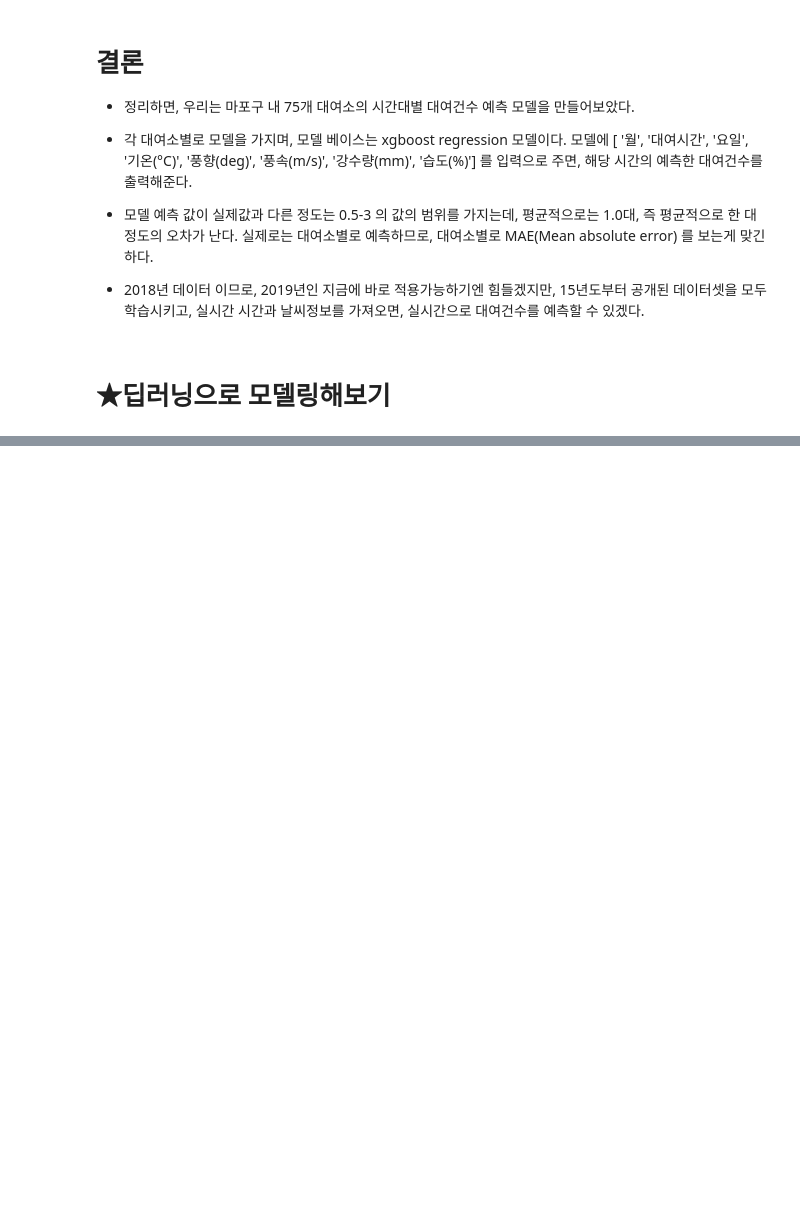
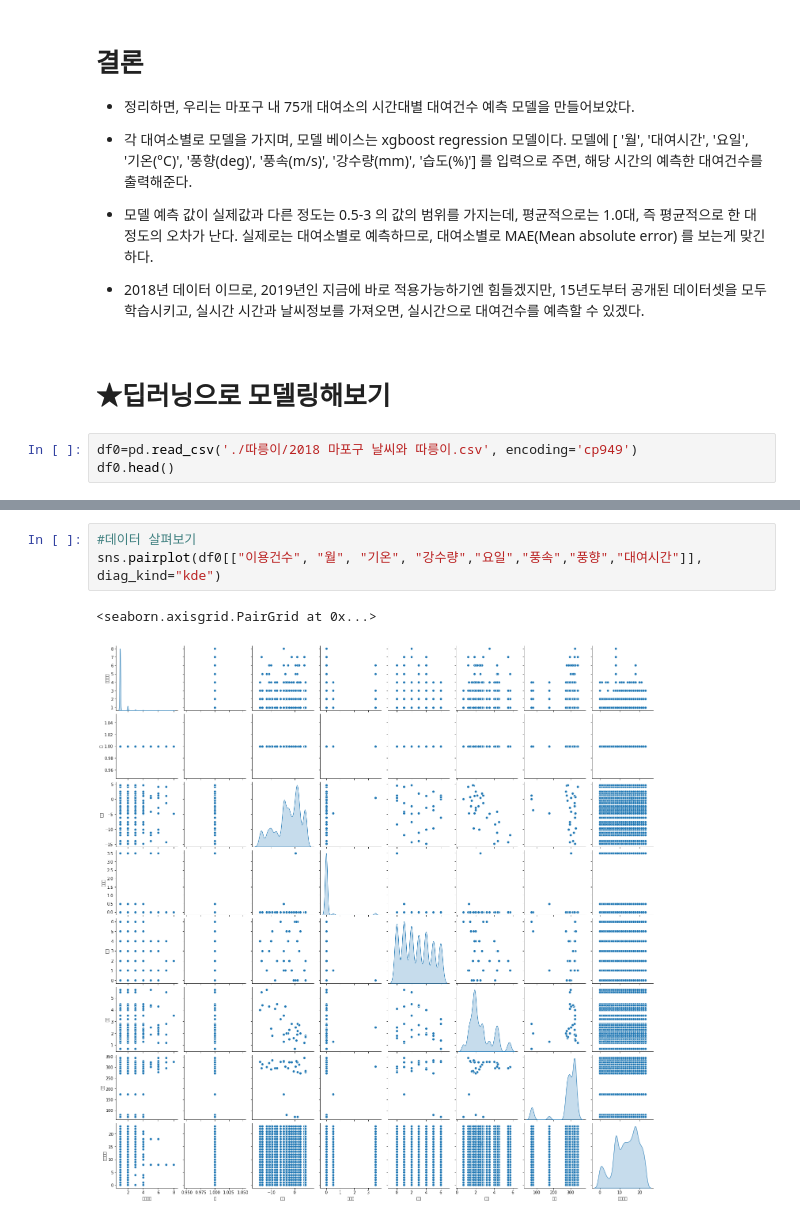
Before and after one commit to hyo250/gittest, a Jupyter notebook: Dacon_2018_대여소별_따릉이_대여건수_예측.ipynb, the cells around one changed output, grey strips where cells are left out. Cells and saved outputs as stored; diff of their text form; blank space fills up the shorter version.

```diff
--- a/Dacon_2018_대여소별_따릉이_대여건수_예측.ipynb
+++ b/Dacon_2018_대여소별_따릉이_대여건수_예측.ipynb
@@ -640,3 +644,6 @@ plt.show()
 15년도부터 공개된 데이터셋을 모두 학습시키고, 실시간 시간과 날씨정보를 가져오면, 실시간으로 대여건수를 예측할 수 있겠다.
 # %% [markdown]
 # ★딥러닝으로 모델링해보기
+# %%
+df0=pd.read_csv('./따릉이/2018 마포구 날씨와 따릉이.csv', encoding='cp949')
+df0.head()
@@ -642,0 +719,6 @@ plt.show()
+# %%
+#데이터 살펴보기
+sns.pairplot(df0[["이용건수", "월", "기온", "강수량","요일","풍속","풍향","대여시간"]], diag_kind="kde")
+# %% [output]
+<seaborn.axisgrid.PairGrid at 0x...>
+[figure, added]
```
Also changed, not shown: parts of 23 cells of this notebook.
